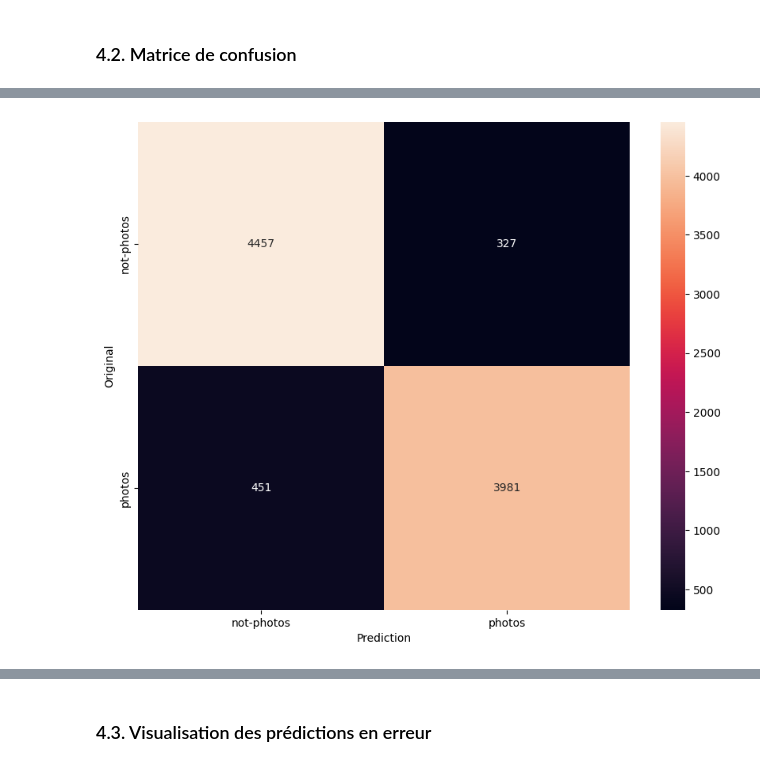
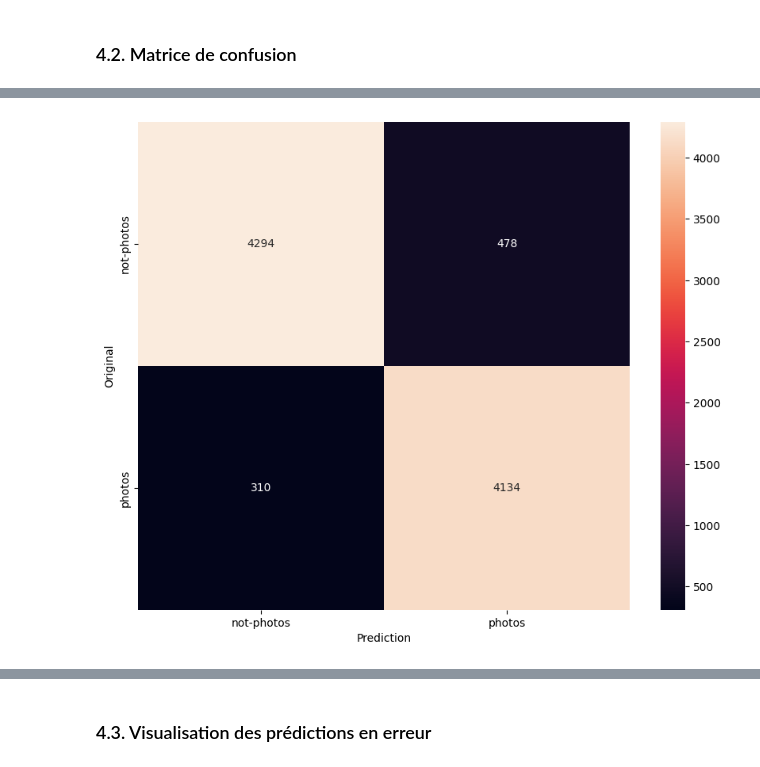
Before and after one commit to armanddebesse/image-captionning, a Jupyter notebook: classification-binaire.ipynb, the cells around one changed output, grey strips where cells are left out. Drawn from its saved outputs; the diff is of its cells as text; code cells hidden in the pictures.

```diff
--- a/classification-binaire.ipynb
+++ b/classification-binaire.ipynb
@@ -224,5 +239,5 @@ On charge donc les poids que le modèle avait à la fin de la 7ème époque.
 # %%
-model.load_weights("./weights/checkpoint/20231003-155815/07-0.2031.h5")
+model.load_weights("./weights/checkpoint/20231004-113656/06-0.2103.h5")
 # %% [markdown]
 ## 4. Evaluation du modèle
 Afin de valider le modèle, nous allons étudier sa performance sur le jeu de test, c'est à dire des images qu'il n'as jamais vu pendant l'entraînement.
@@ -245,8 +260,8 @@ On peut voir ici que le modèle effectue la bonne prédiction environ 9 fois sur
 true_labels = []
 predictions = []
 
-for img, label in val_dataset:
-    pred = model.predict(img)
+for img, label in tqdm(val_dataset, leave=False):
+    pred = model.predict(img, verbose=0)
     pred = tf.round(pred).numpy().flatten()  # Round the predictions to get binary output
     predictions.extend(pred)
     true_labels.extend(label.numpy())
@@ -291,2 +289,2 @@ plt.show()
-[figure, old version]
+[figure, new version]
 # %% [markdown]
```
Also changed, not shown: parts of 12 cells of this notebook, 34 other files.
